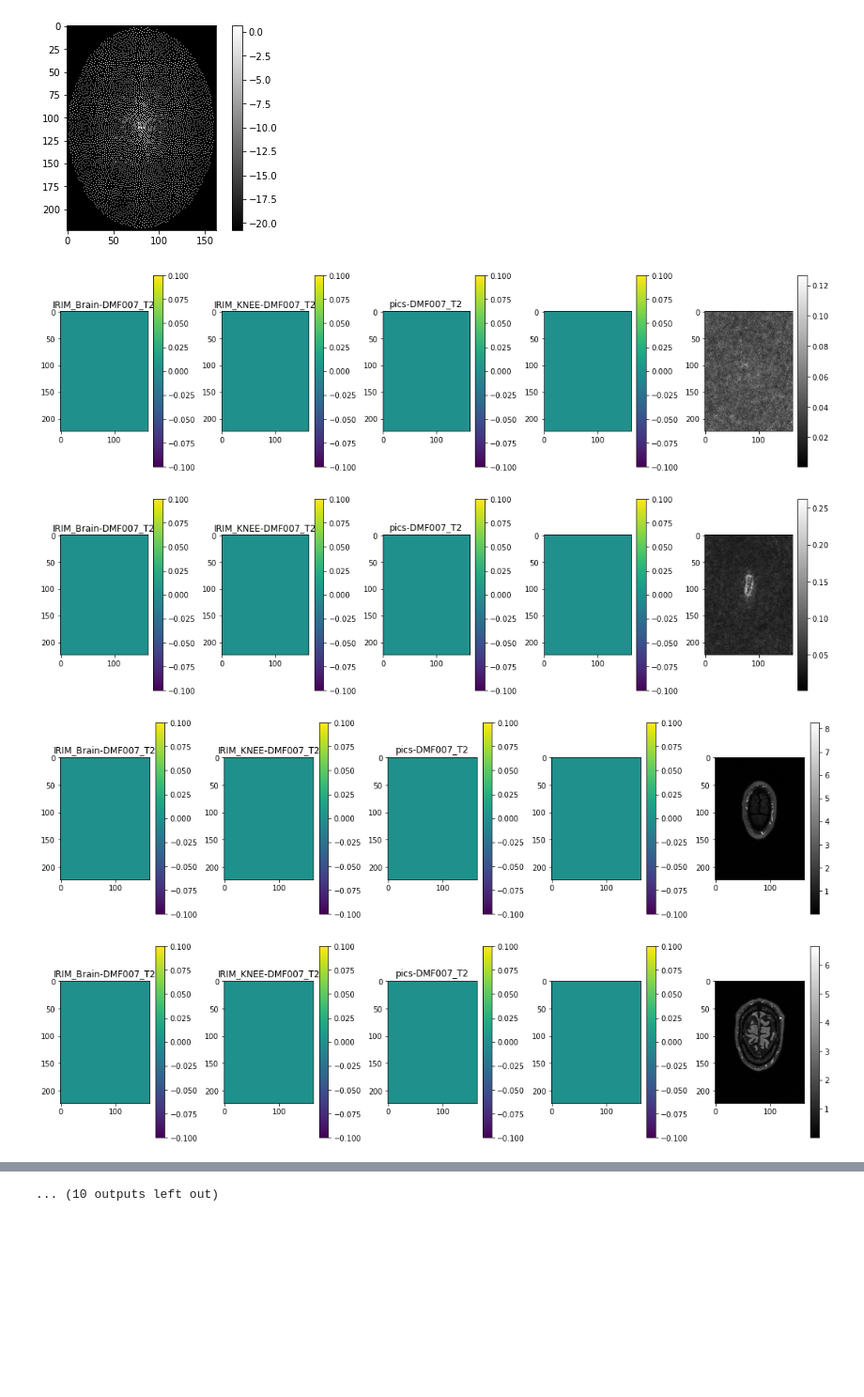
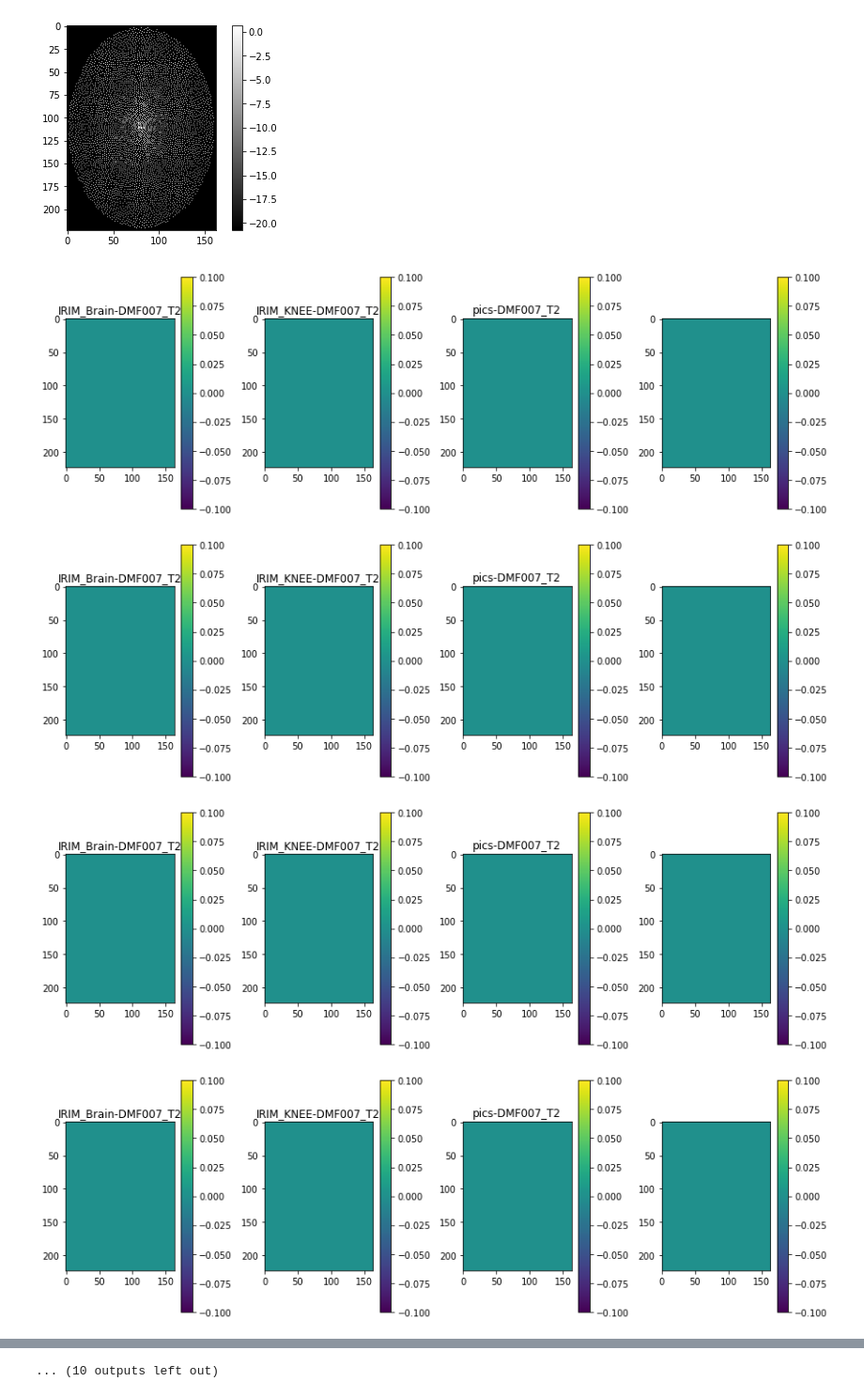
Before and after one commit to LysanderdeJong/RecSeg, a Jupyter notebook: tecfedera_recon.ipynb, the cells around one changed output, grey strips where cells are left out. Shown at 94% size. Drawn from its saved outputs; the diff is of its cells as text; code cells hidden in the pictures; blank space fills up the shorter version.

```diff
--- a/tecfedera_recon.ipynb
+++ b/tecfedera_recon.ipynb
@@ -207,37 +217,37 @@ loop_list = sorted(os.listdir(lesions))
 master_list = []
 for i in subjects_id:
     tmp_file_list = []
     for j in loop_list:
         if i in j:
             tmp_file_list.append(j)
     master_list.append(tmp_file_list)
 # print(master_list)
 
 for file_list in master_list:
     for j in range(0, 220, 10):
         fig = plt.figure(figsize=(15, 4))
         for cntr, i in enumerate(file_list):
             path = os.path.join(lesions, i, "FLAIR_lesion.nii.gz")
             segmentation = load_seg(path)
 
             plt.subplot(1, 5, cntr+1)
             ax = plt.imshow(segmentation[j, :, :])
             plt.colorbar(ax)
             plt.title(i)
 
         plt.subplot(1, 5, 4)
         ax = plt.imshow(segmentation_dict["DMF007_T2_AXFLAIR.h5"][j, : :])
         plt.colorbar(ax)
 
-        plt.subplot(1, 5, 5)
-        ax = plt.imshow(np.abs(reconstrution[j, 0, : :]), cmap="gray")
-        plt.colorbar(ax)
+        # plt.subplot(1, 5, 5)
+        # ax = plt.imshow(np.abs(reconstrution[j, 0, : :]), cmap="gray")
+        # plt.colorbar(ax)
 
         plt.tight_layout()
         plt.show()
     break
 # %% [output]
-[figure, old version]
+[figure, new version]
-[figure, old version]
+[figure, new version]
-[figure, old version]
+[figure, new version]
-[figure, old version]
+[figure, new version]
```
Also changed, not shown: parts of 5 cells of this notebook, 13 other files.
